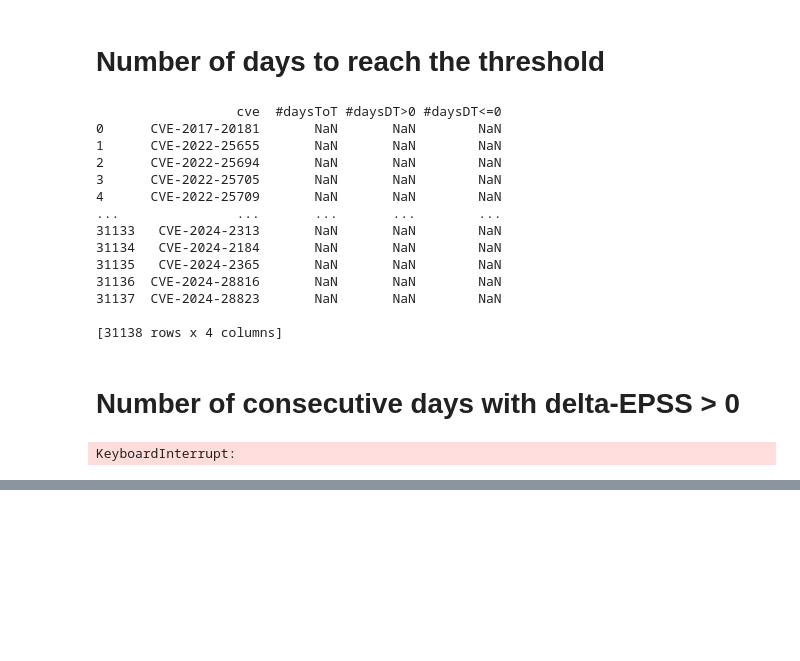
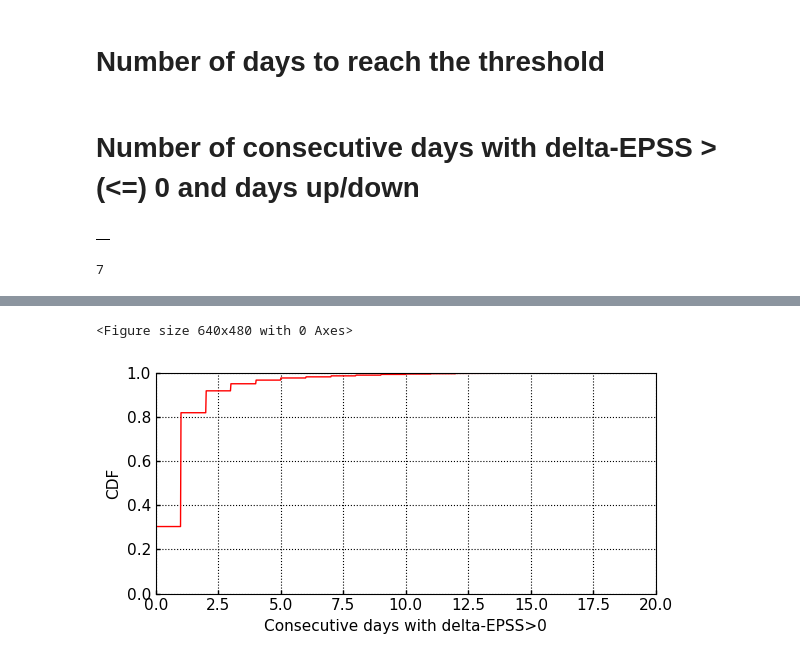
Before and after one commit to dravalico/EPSS-Project, a Jupyter notebook: 5_current_cve.ipynb, the cells around one changed output, grey strips where cells are left out. Cells and saved outputs as stored; diff of their text form; code cells hidden in the pictures; blank space fills up the shorter version.

```diff
--- a/5_current_cve.ipynb
+++ b/5_current_cve.ipynb
@@ -16,7 +19,7 @@ current_cve = df_cve_info[df_cve_info['published'] >= '2023-03-07']['id'].values
 df_nvd_v3_c = df_nvd_v3[df_nvd_v3['cve'].isin(current_cve)]
 df_nvd_v3_c_highest = df_nvd_v3[df_nvd_v3['cve'].isin(df_nvd_v3_highest)]
 # %%
-df_features = pd.DataFrame(columns=['cve', '#daysToT', '#daysDT>0', '#daysDT<=0'])
+df_features = pd.DataFrame(columns=['cve', '#daysToT', '#daysDT>0', '#daysDT<=0', 'DT>0_sum', 'DT<=0_sum'])
 df_features['cve'] = df_nvd_v3_c['cve'].unique()
 # %% [markdown]
 # Number of days to reach the threshold
@@ -30,48 +33,5 @@ def compute_days_needed_to_reach_threshold(df):
     return df.groupby('cve')['epss'].apply(get_days_before_threshold)
 # %%
 df_features['#daysToT'] = df_features['cve'].map(compute_days_needed_to_reach_threshold(df_nvd_v3_c))
-print(df_features)
-# %% [output]
-                  cve  #daysToT #daysDT>0 #daysDT<=0
-0      CVE-2017-20181       NaN       NaN        NaN
-1      CVE-2022-25655       NaN       NaN        NaN
-2      CVE-2022-25694       NaN       NaN        NaN
-3      CVE-2022-25705       NaN       NaN        NaN
-4      CVE-2022-25709       NaN       NaN        NaN
-...               ...       ...       ...        ...
-31133   CVE-2024-2313       NaN       NaN        NaN
-31134   CVE-2024-2184       NaN       NaN        NaN
-31135   CVE-2024-2365       NaN       NaN        NaN
-31136  CVE-2024-28816       NaN       NaN        NaN
-31137  CVE-2024-28823       NaN       NaN        NaN
-
-[31138 rows x 4 columns]
 # %% [markdown]
-# Number of consecutive days with delta-EPSS > 0
+# Number of consecutive days with delta-EPSS > (<=) 0 and days up/down
-# %%
-from datetime import timedelta
-
-
-def compute_consecutive_days_feature(df):
-    delta_up = 0
-    delta_down = 0
-    days_up = 0
-    days_down = 0
-    sorted_dates = sorted(list(df['date']))
-    for date in sorted_dates[1:]:
-        epss_prev = df[df['date'] == (date - timedelta(days=1))]['epss'].values
-        epss_actual = df[df['date'] == date]['epss'].values
-        if epss_actual > epss_prev:
-            days_up += 1
-            delta_up += (epss_actual - epss_prev)
-        else:
-            days_down += 1
-            delta_down += (epss_actual - epss_prev)
-    return delta_up, delta_down, days_up, days_down
-
-
-
-epss_dates = df_nvd_v3_c.groupby('cve')[['epss', 'date']].apply(compute_consecutive_days_feature)
-print(epss_dates)
-# %% [output]
-KeyboardInterrupt:
@@ -77,0 +63,12 @@ KeyboardInterrupt:
+# %%
+df_nvd_v3_c.groupby('cve').apply(compute_consecutive_days_feature)
+# %% [output]
+|  |
+# %%
+len(df_features[df_features['DT<=0_sum'] <= -2.0])
+# %% [output]
+7
+# %%
+fastplot.plot(df_features['#daysDT>0'].values, None, mode='CDF', grid=True,
+              xlabel='Consecutive days with delta-EPSS>0', figsize=(6, 3))
+# %% [output]
@@ -77,0 +76,2 @@ KeyboardInterrupt:
+<Figure size 640x480 with 0 Axes>
+[figure, added]
```
Also changed, not shown: parts of 6 cells of this notebook, 2 other files.
